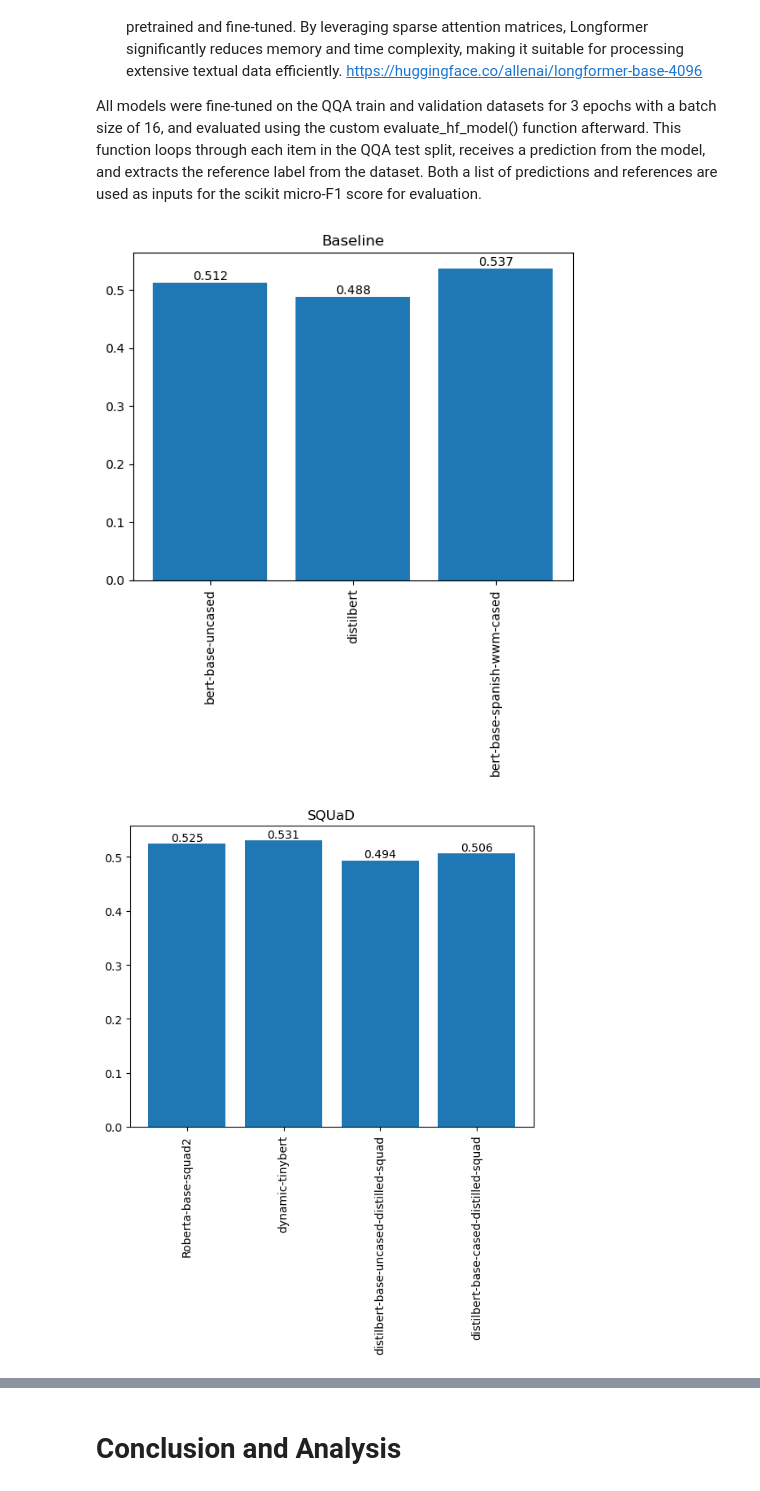
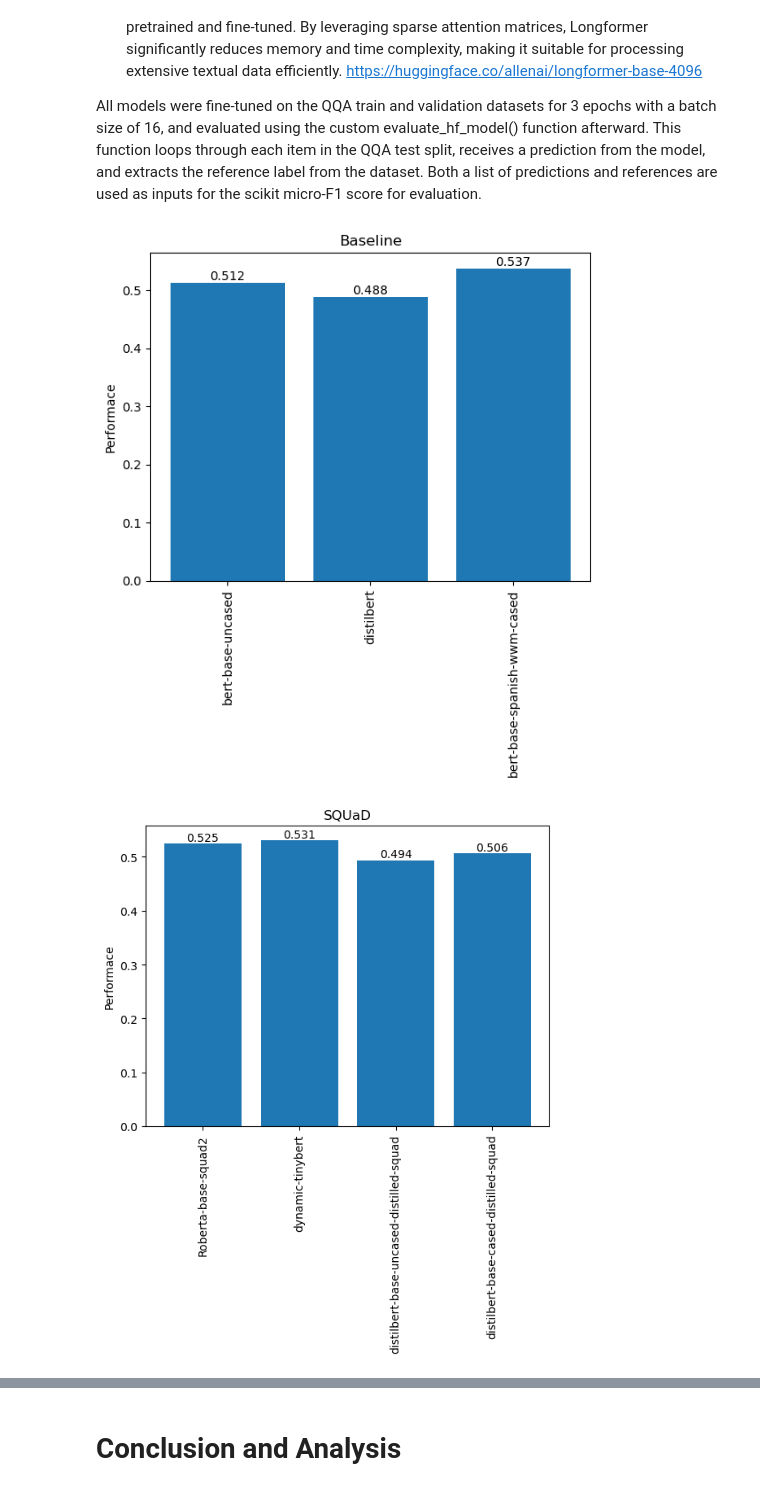
Before and after one commit to braphael99/NLPGroup5, a Jupyter notebook: Project3Code.ipynb, the cells around one changed output, grey strips where cells are left out. Drawn from its saved outputs; the diff is of its cells as text; code cells hidden in the pictures.

```diff
--- a/Project3Code.ipynb
+++ b/Project3Code.ipynb
@@ -617,25 +617,27 @@ for k in range(len(modelNameAcc)):
 plt.title("Baseline")
 plt.xticks(xpoints[0:3], names[0:3], rotation = 'vertical')
 plt.bar(xpoints[0:3], ypoints[0:3])
+plt.ylabel("Performace")
 
 for x, y in zip(xpoints[0:3], ypoints[0:3]):
     plt.text(x, y, str(round(y, 3)), ha='center', va='bottom')
 
 plt.show()
 # %% [output]
-[figure, old version]
+[figure, new version]
 # %%
 #Set plot and plot
 plt.title("SQUaD")
 plt.xticks(xpoints[3:7], names[3:7], rotation = 'vertical')
 plt.bar(xpoints[3:7], ypoints[3:7])
+plt.ylabel("Performace")
 
 for x, y in zip(xpoints[3:7], ypoints[3:7]):
     plt.text(x, y, str(round(y, 3)), ha='center', va='bottom')
 
 plt.show()
 # %% [output]
-[figure, old version]
+[figure, new version]
 # %%
 #Set plot and plot
 plt.title("Sentiment Analysis")
```
Also changed, not shown: parts of 2 cells of this notebook.
